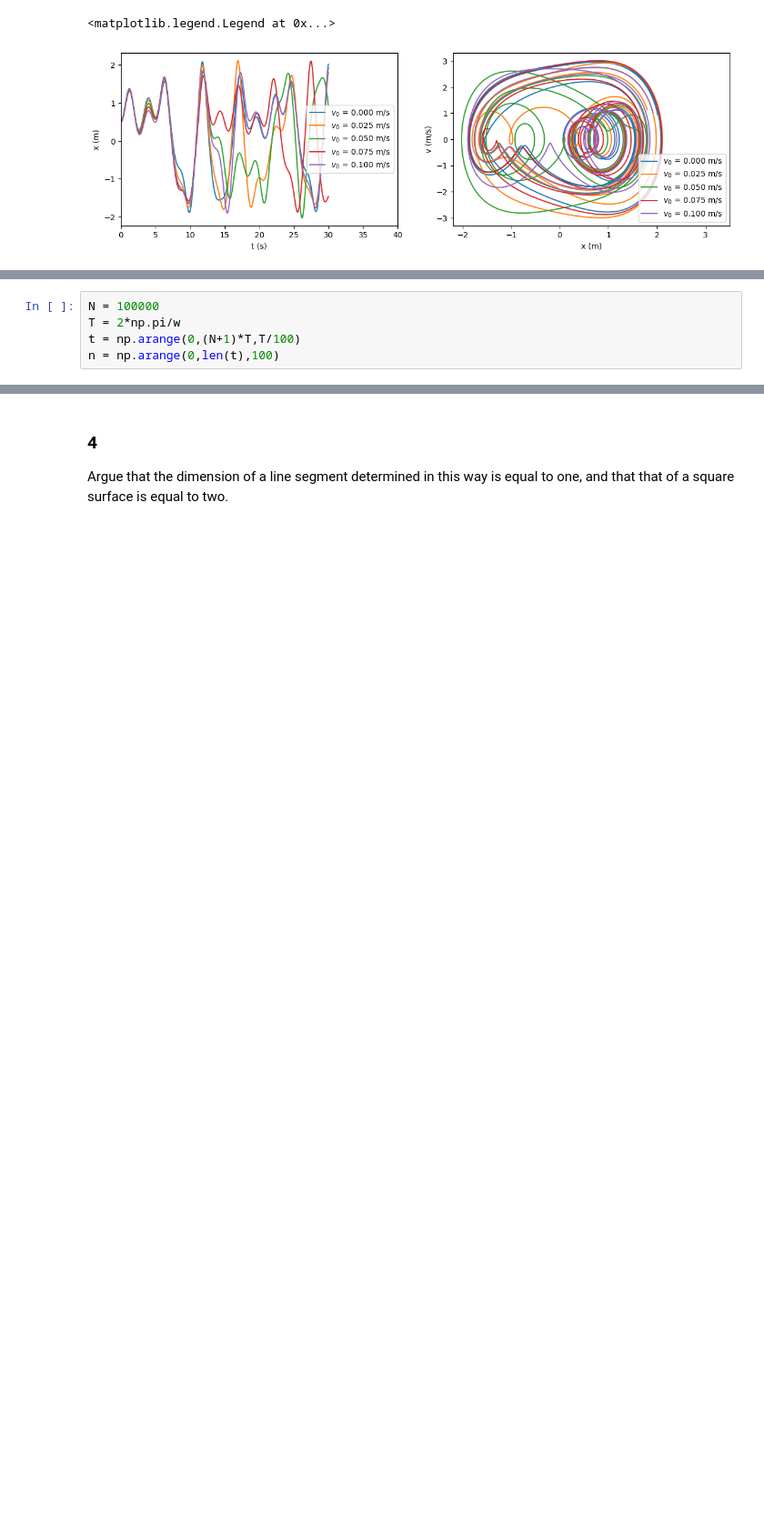
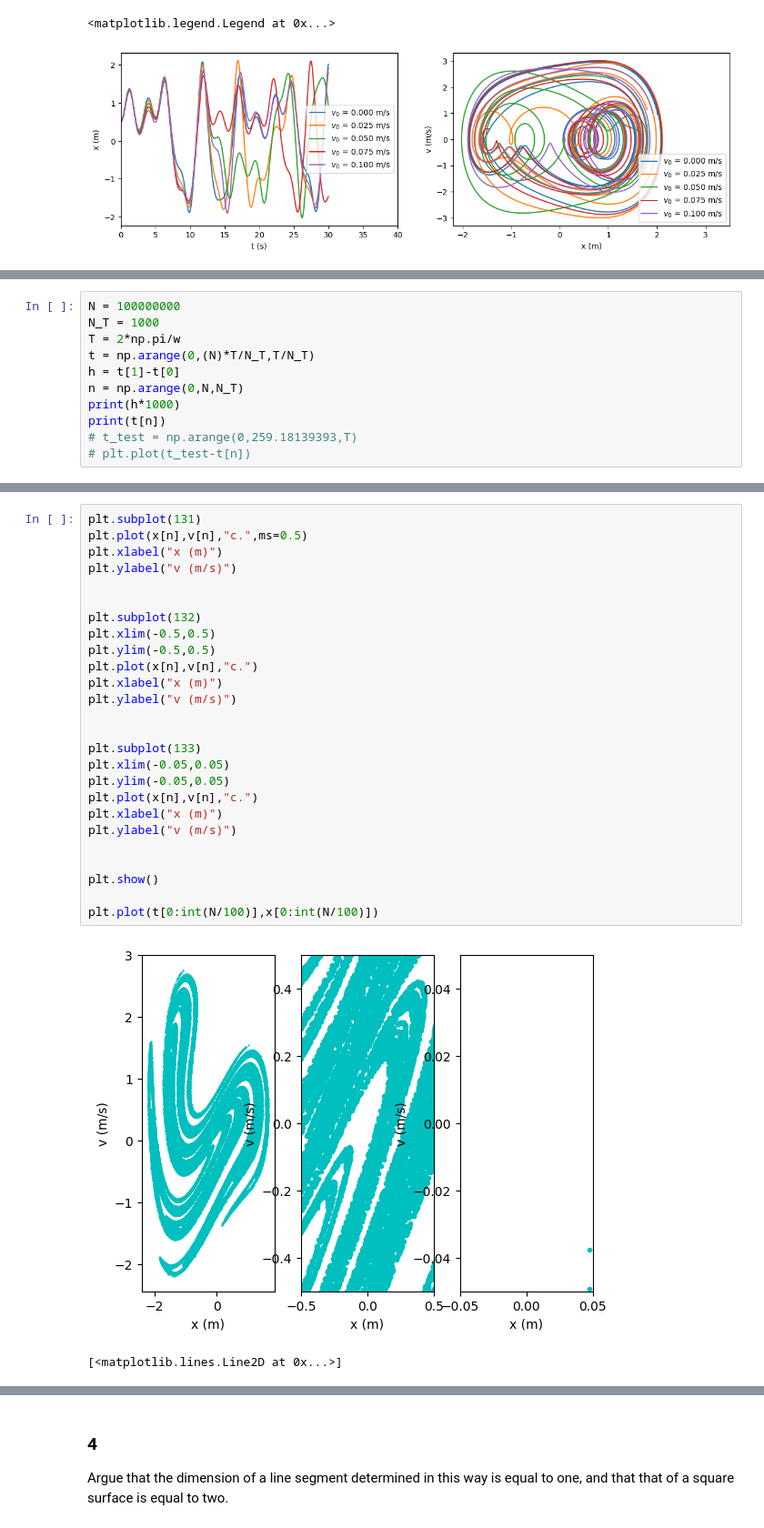
Before and after one commit to Danielle-06/Duffing-oscillator, a Jupyter notebook: Main analysis.ipynb, the cells around one changed output, grey strips where cells are left out. Shown at 91% size. Cells and saved outputs as stored; diff of their text form; blank space fills up the shorter version.

```diff
--- a/Main analysis.ipynb
+++ b/Main analysis.ipynb
@@ -165,8 +168,14 @@ N(b) ∼ b−Df,
 and the exponent Df is called the dimension. When this number is not an integer, we call the
 dimension, and the corresponding structure, fractal.
 # %%
-N = 100000
+N = 100000000
+N_T = 1000
 T = 2*np.pi/w
-t = np.arange(0,(N+1)*T,T/100)
-n = np.arange(0,len(t),100)
+t = np.arange(0,(N)*T/N_T,T/N_T)
+h = t[1]-t[0]
+n = np.arange(0,N,N_T)
+print(h*1000)
+print(t[n])
+# t_test = np.arange(0,259.18139393,T)
+# plt.plot(t_test-t[n])
 # %% [output]
@@ -210,0 +201,29 @@ plt.legend()
+# %%
+plt.subplot(131)
+plt.plot(x[n],v[n],"c.",ms=0.5)
+plt.xlabel("x (m)")
+plt.ylabel("v (m/s)")
+
+
+plt.subplot(132)
+plt.xlim(-0.5,0.5)
+plt.ylim(-0.5,0.5)
+plt.plot(x[n],v[n],"c.")
+plt.xlabel("x (m)")
+plt.ylabel("v (m/s)")
+
+
+plt.subplot(133)
+plt.xlim(-0.05,0.05)
+plt.ylim(-0.05,0.05)
+plt.plot(x[n],v[n],"c.")
+plt.xlabel("x (m)")
+plt.ylabel("v (m/s)")
+
+
+plt.show()
+
+plt.plot(t[0:int(N/100)],x[0:int(N/100)])
+# %% [output]
+[figure, added]
+[<matplotlib.lines.Line2D at 0x...>]
```
Also changed, not shown: parts of 5 cells of this notebook.
